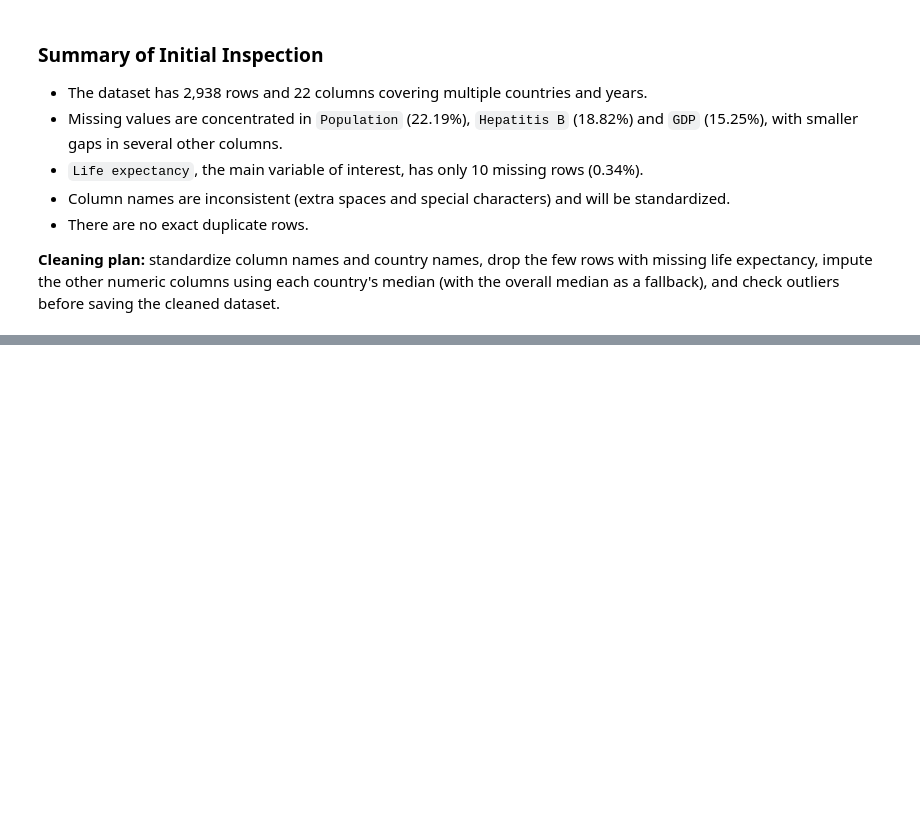
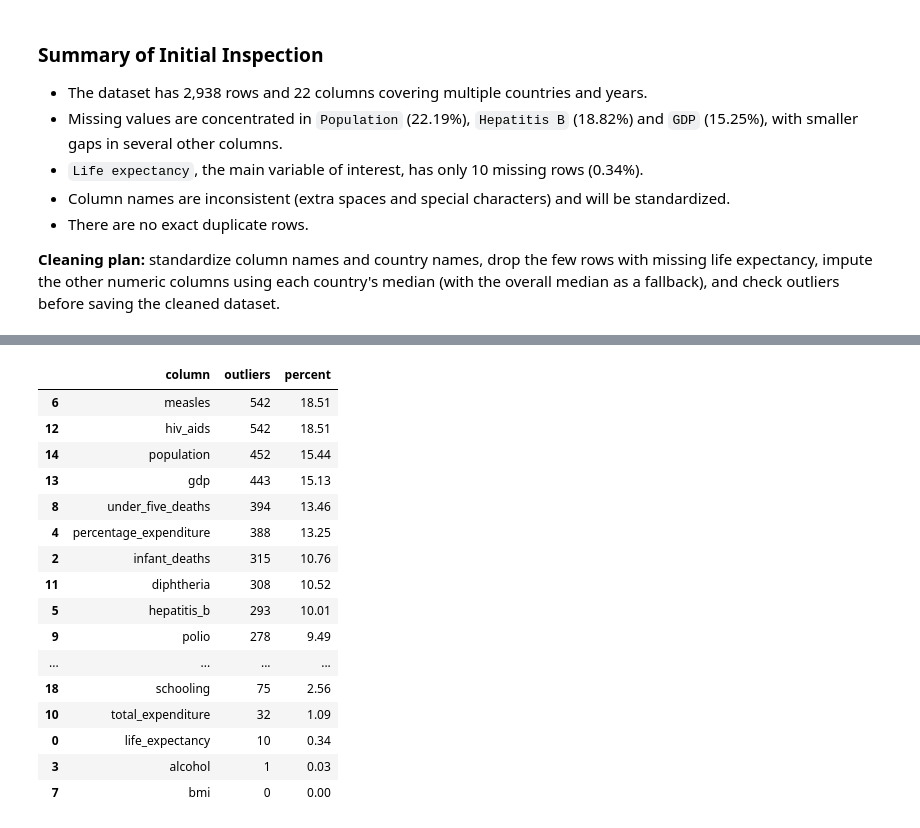
Before and after one commit to Muskan387/pulseboard-analytics, a Jupyter notebook: notebooks/week2_eda.ipynb, the cells around one changed output, grey strips where cells are left out. Saved outputs shown, nothing was run; the diff lists cells and outputs as text; code cells hidden in the pictures; blank space fills up the shorter version.

```diff
--- a/notebooks/week2_eda.ipynb
+++ b/notebooks/week2_eda.ipynb
@@ -101,0 +245,28 @@ No exact duplicate rows were found (`df.duplicated().sum()` returned 0), so no r
+# %%
+rows = []
+for col in num_cols:
+    q1, q3 = df[col].quantile([0.25, 0.75])
+    iqr = q3 - q1
+    n_out = int(((df[col] < q1 - 1.5 * iqr) | (df[col] > q3 + 1.5 * iqr)).sum())
+    rows.append((col, n_out, round(n_out / len(df) * 100, 2)))
+
+outlier_df = pd.DataFrame(rows, columns=["column", "outliers", "percent"]).sort_values("outliers", ascending=False)
+outlier_df
+# %% [output]
+|  | column | outliers | percent |
+| 6 | measles | 542 | 18.51 |
+| 12 | hiv_aids | 542 | 18.51 |
+| 14 | population | 452 | 15.44 |
+| 13 | gdp | 443 | 15.13 |
+| 8 | under_five_deaths | 394 | 13.46 |
+| 4 | percentage_expenditure | 388 | 13.25 |
+| 2 | infant_deaths | 315 | 10.76 |
+| 11 | diphtheria | 308 | 10.52 |
+| 5 | hepatitis_b | 293 | 10.01 |
+| 9 | polio | 278 | 9.49 |
+| ... | ... | ... | ... |
+| 18 | schooling | 75 | 2.56 |
+| 10 | total_expenditure | 32 | 1.09 |
+| 0 | life_expectancy | 10 | 0.34 |
+| 3 | alcohol | 1 | 0.03 |
+| 7 | bmi | 0 | 0.00 |
```
Also changed, not shown: parts of 14 cells of this notebook, 1 other file.
